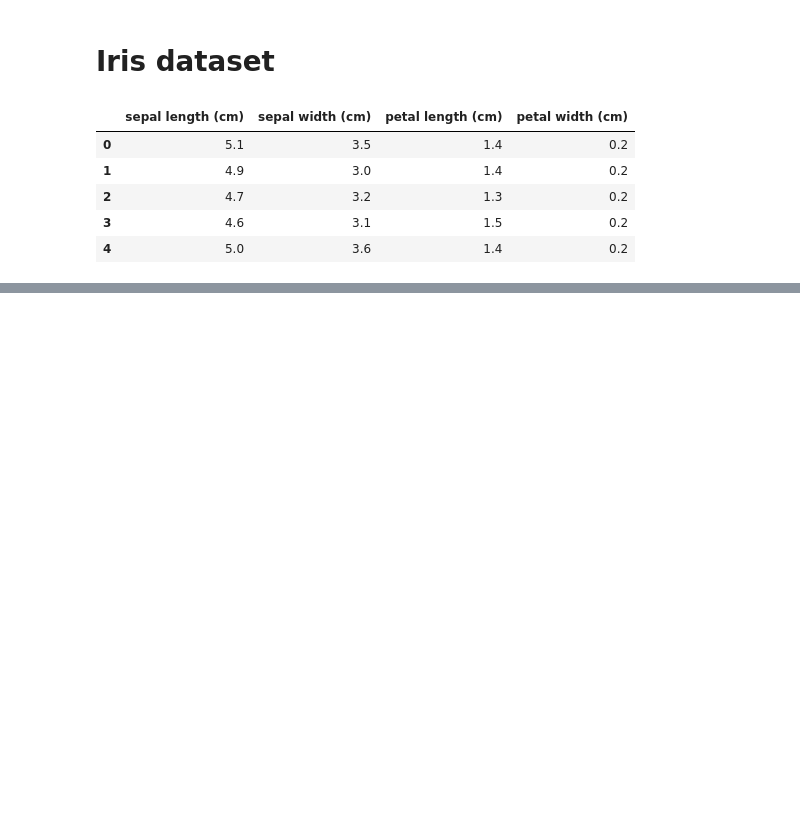
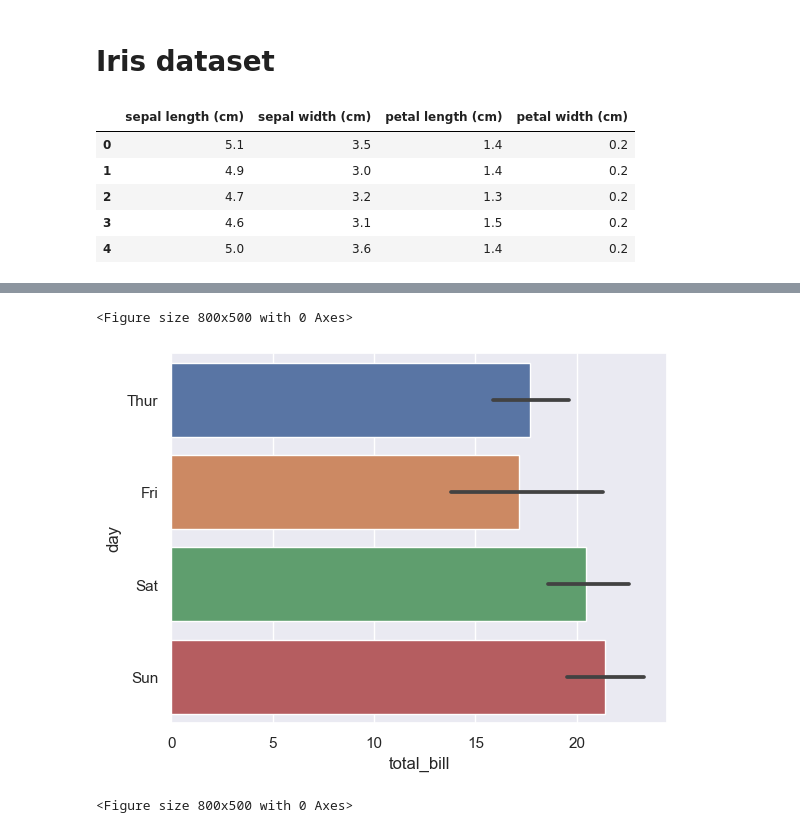
Before and after one commit to neslihanKaraman/dataScience, a Jupyter notebook: hafta3_1.ipynb, the cells around one changed output, grey strips where cells are left out. Drawn from its saved outputs; the diff is of its cells as text; code cells hidden in the pictures; blank space fills up the shorter version.

```diff
--- a/hafta3_1.ipynb
+++ b/hafta3_1.ipynb
@@ -17,0 +47,3 @@ iris_df.head()
+# %%
+tips= sns.load_dataset('tips')
+tips.head()
@@ -17,0 +57,12 @@ iris_df.head()
+# %%
+sns.set(style="darkgrid")
+sns.barplot(
+    x="total_bill",
+    y="day",
+    data=tips
+)
+plt.figure(figsize=(8,5))
+# %% [output]
+<Figure size 800x500 with 0 Axes>
+[figure, added]
+<Figure size 800x500 with 0 Axes>
```
Also changed, not shown: parts of 19 cells of this notebook.
